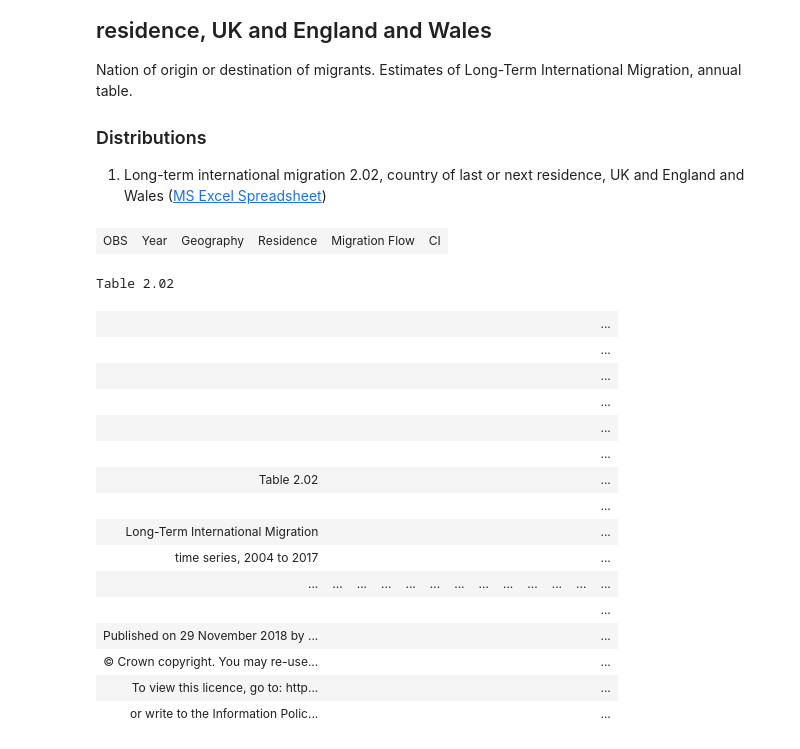
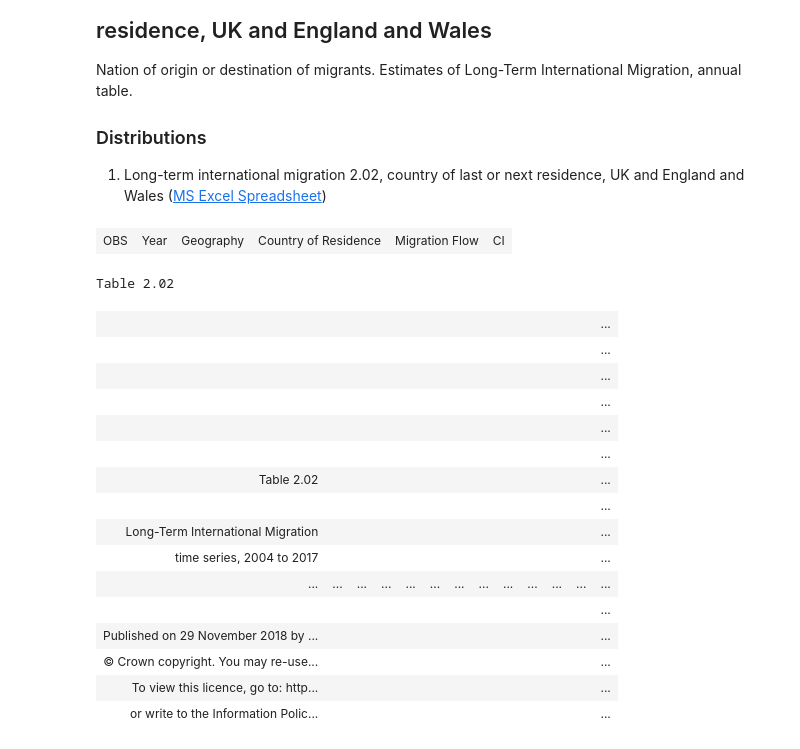
Before and after one commit to GSS-Cogs/ONS-LTIM-country-of-residence, a Jupyter notebook: main.ipynb, the cells around one changed output. Saved outputs shown, nothing was run; the diff lists cells and outputs as text; code cells hidden in the pictures.

```diff
--- a/main.ipynb
+++ b/main.ipynb
@@ -40,18 +40,18 @@ Flow = cell.fill(DOWN).one_of(['Inflow', 'Outflow', 'Balance'])
 # %%
 csObs = ConversionSegment(observations, [
     HDim(Year,'Year', DIRECTLY, LEFT),
     HDim(Geography,'Geography', CLOSEST, ABOVE),
-    HDim(Residence, 'Residence', DIRECTLY, ABOVE),
+    HDim(Residence, 'Country of Residence', DIRECTLY, ABOVE),
     HDim(Flow, 'Migration Flow', CLOSEST, ABOVE),
     HDimConst('Measure Type', 'Count'),
     HDimConst('Unit','People (thousands)'),
     HDim(CI,'CI',DIRECTLY,RIGHT),
     HDimConst('Revision', '2011 Census Revision')
 ])
 savepreviewhtml(csObs)
 tidy_revised = csObs.topandas()
 # %% [output]
-| OBS | Year | Geography | Residence | Migration Flow | CI |
+| OBS | Year | Geography | Country of Residence | Migration Flow | CI |
 Table 2.02
 |  |  |  |  |  |  |  |  |  |  |  |  | ... |
 |  |  |  |  |  |  |  |  |  |  |  |  | ... |
```
Also changed, not shown: parts of 6 cells of this notebook.
